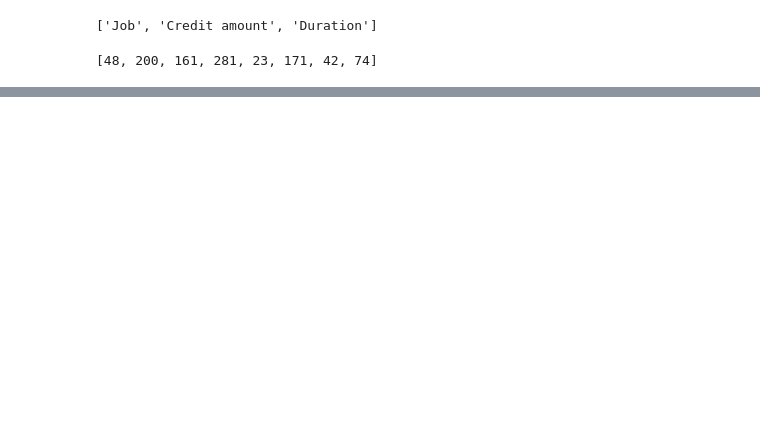
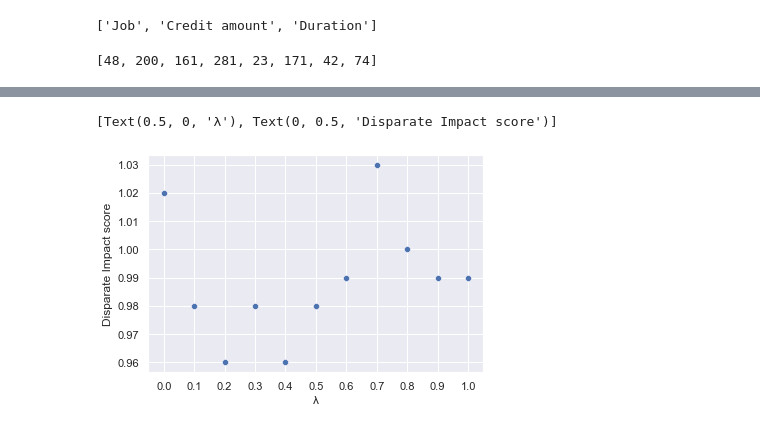
Before and after one commit to mattchap2/bias-in-ai, a Jupyter notebook: code-implementation.ipynb, the cells around one changed output, grey strips where cells are left out. Saved outputs shown, nothing was run; the diff lists cells and outputs as text; code cells hidden in the pictures; blank space fills up the shorter version.

```diff
--- a/code-implementation.ipynb
+++ b/code-implementation.ipynb
@@ -885,0 +596,8 @@ round(accuracy_score(y_test_scaled, y_pred) * 100, 1)
+# %%
+fig, ax = plt.subplots()
+ax.set_xticks(np.arange(0.0, 1.1, 0.1))
+sns.scatterplot(x=np.arange(0.0, 1.1, 0.1), y=list(zip(*scores))[3])
+ax.set(xlabel='λ', ylabel='Disparate Impact score')
+# %% [output]
+[Text(0.5, 0, 'λ'), Text(0, 0.5, 'Disparate Impact score')]
+[figure, added]
```
Also changed, not shown: parts of 65 cells of this notebook, 3 other files.
